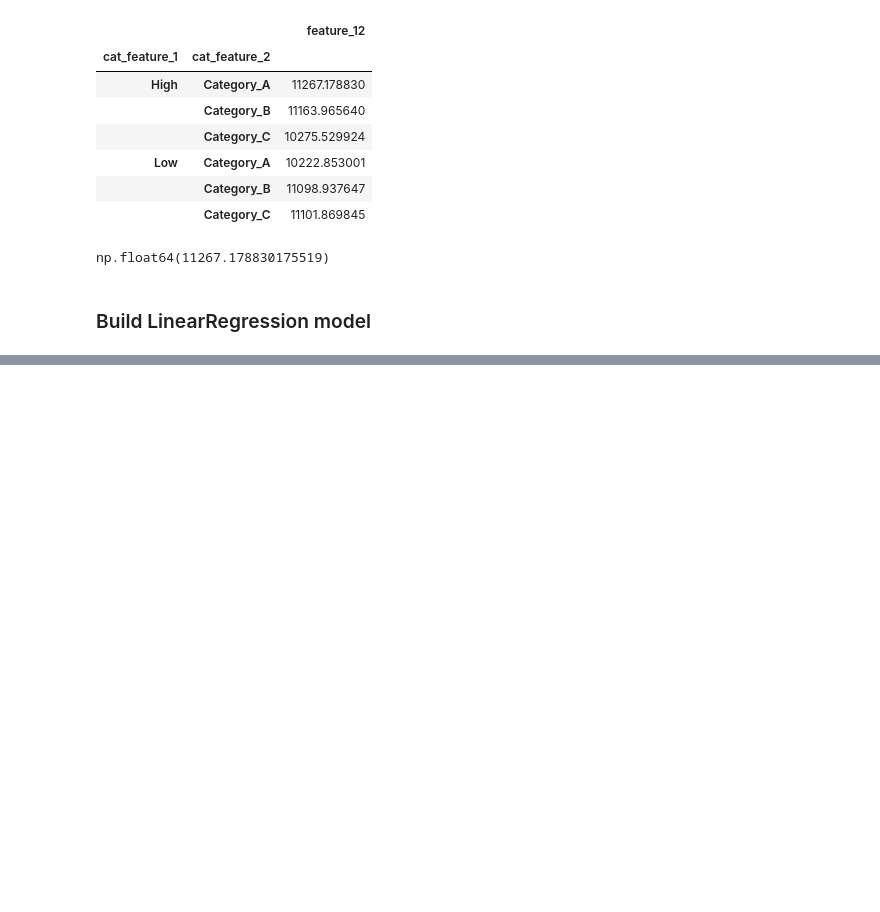
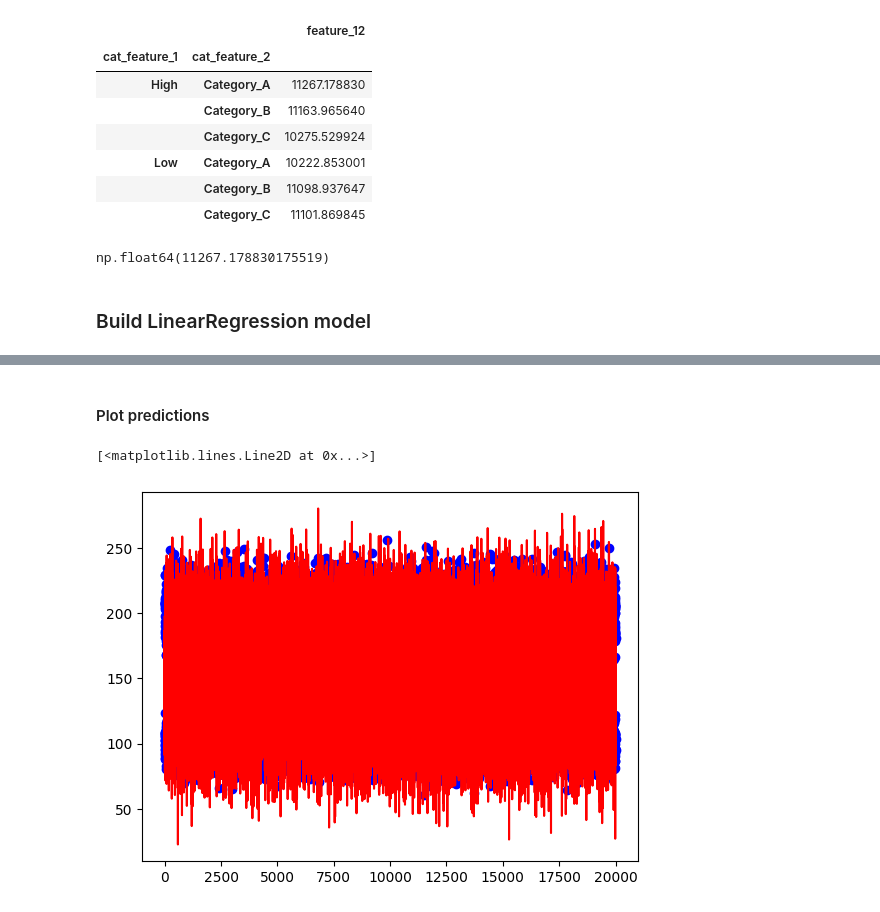
Before and after one commit to kir1m1/sk-data-science-hackathon, a Jupyter notebook: case_study.ipynb, the cells around one changed output, grey strips where cells are left out. Saved outputs shown, nothing was run; the diff lists cells and outputs as text; code cells hidden in the pictures; blank space fills up the shorter version.

```diff
--- a/case_study.ipynb
+++ b/case_study.ipynb
@@ -162,0 +142,10 @@ plt.show()
+# %%
+from sklearn.preprocessing import StandardScaler
+scaler = StandardScaler()
+X_train = scaler.fit_transform(X_train)
+X_test = scaler.fit_transform(X_test)
+
+reg_mod = LinearRegression()
+reg_mod.fit(X_train, y_train)
+predictions = reg_mod.predict(X_test)
+pd.Series(predictions)
@@ -162,0 +165,11 @@ plt.show()
+# %% [markdown]
+#### Plot predictions
+# %%
+# plt.scatter(X_test, y_test, color="blue", alpha=0.1)
+# plt.plot(X_test, predictions, color="red")
+s = pd.DataFrame(X_test)
+plt.scatter(s.index, y_test, color="blue")
+plt.plot(s.index, predictions, color="red")
+# %% [output]
+[<matplotlib.lines.Line2D at 0x...>]
+[figure, added]
```
Also changed, not shown: parts of 17 cells of this notebook, 1 other file.
